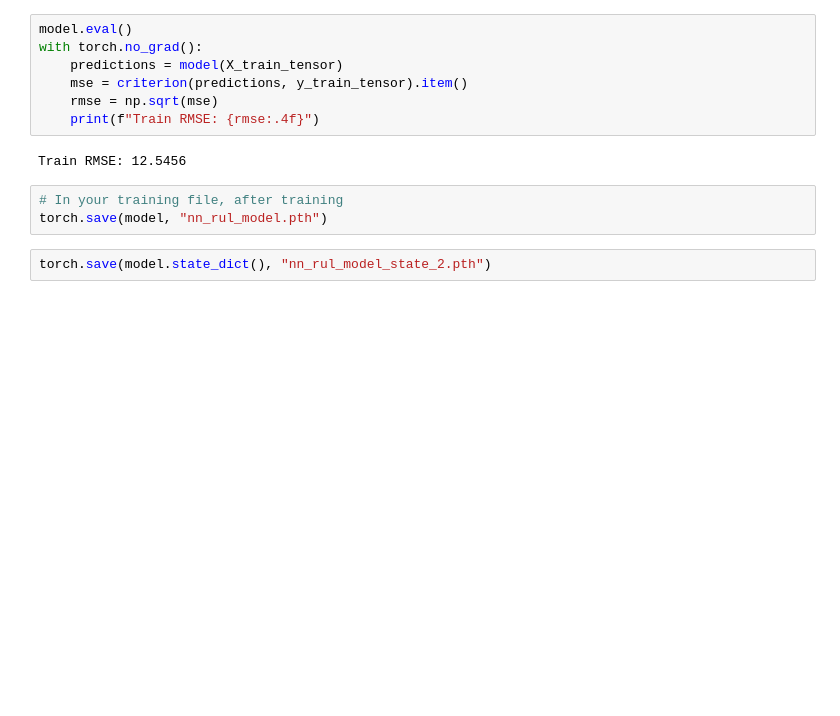
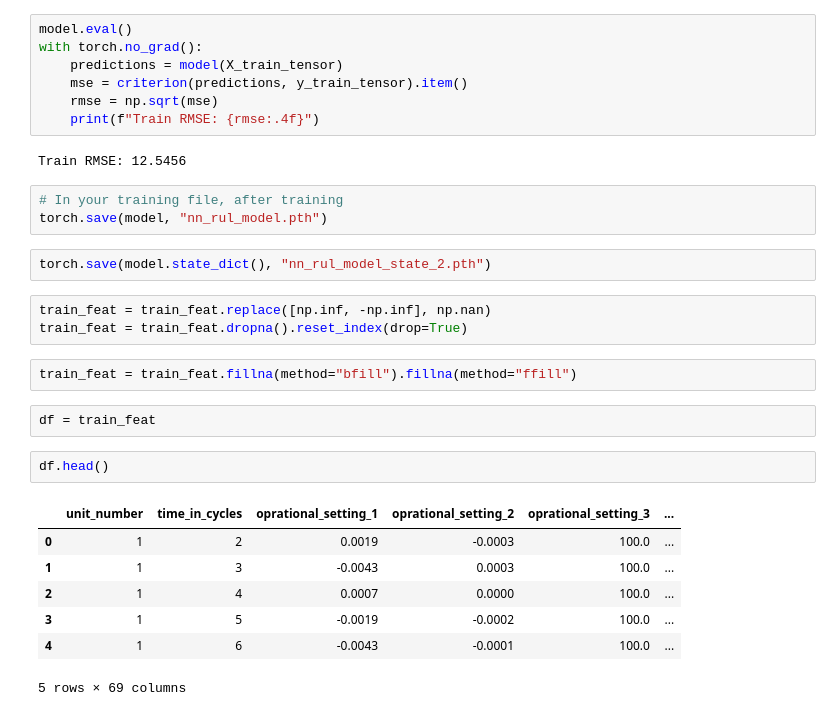
Before and after one commit to RithikDatascientist/potfolio, a Jupyter notebook: RUL_Prediction/notebooks/train_fd001_Feature_&_model_building.ipynb, the cells around one changed output. Cells and saved outputs as stored; diff of their text form; blank space fills up the shorter version.

```diff
--- a/RUL_Prediction/notebooks/train_fd001_Feature_&_model_building.ipynb
+++ b/RUL_Prediction/notebooks/train_fd001_Feature_&_model_building.ipynb
@@ -472,3 +499,20 @@ Train RMSE: 12.5456
 torch.save(model, "nn_rul_model.pth")
 # %%
 torch.save(model.state_dict(), "nn_rul_model_state_2.pth")
+# %%
+train_feat = train_feat.replace([np.inf, -np.inf], np.nan)
+train_feat = train_feat.dropna().reset_index(drop=True)
+# %%
+train_feat = train_feat.fillna(method="bfill").fillna(method="ffill")
+# %%
+df = train_feat
+# %%
+df.head()
+# %% [output]
+|  | unit_number | time_in_cycles | oprational_setting_1 | oprational_setting_2 | oprational_setting_3 | ... |
+| 0 | 1 | 2 | 0.0019 | -0.0003 | 100.0 | ... |
+| 1 | 1 | 3 | -0.0043 | 0.0003 | 100.0 | ... |
+| 2 | 1 | 4 | 0.0007 | 0.0000 | 100.0 | ... |
+| 3 | 1 | 5 | -0.0019 | -0.0002 | 100.0 | ... |
+| 4 | 1 | 6 | -0.0043 | -0.0001 | 100.0 | ... |
+5 rows × 69 columns
```
Also changed, not shown: parts of 6 cells of this notebook, 2 other files.
